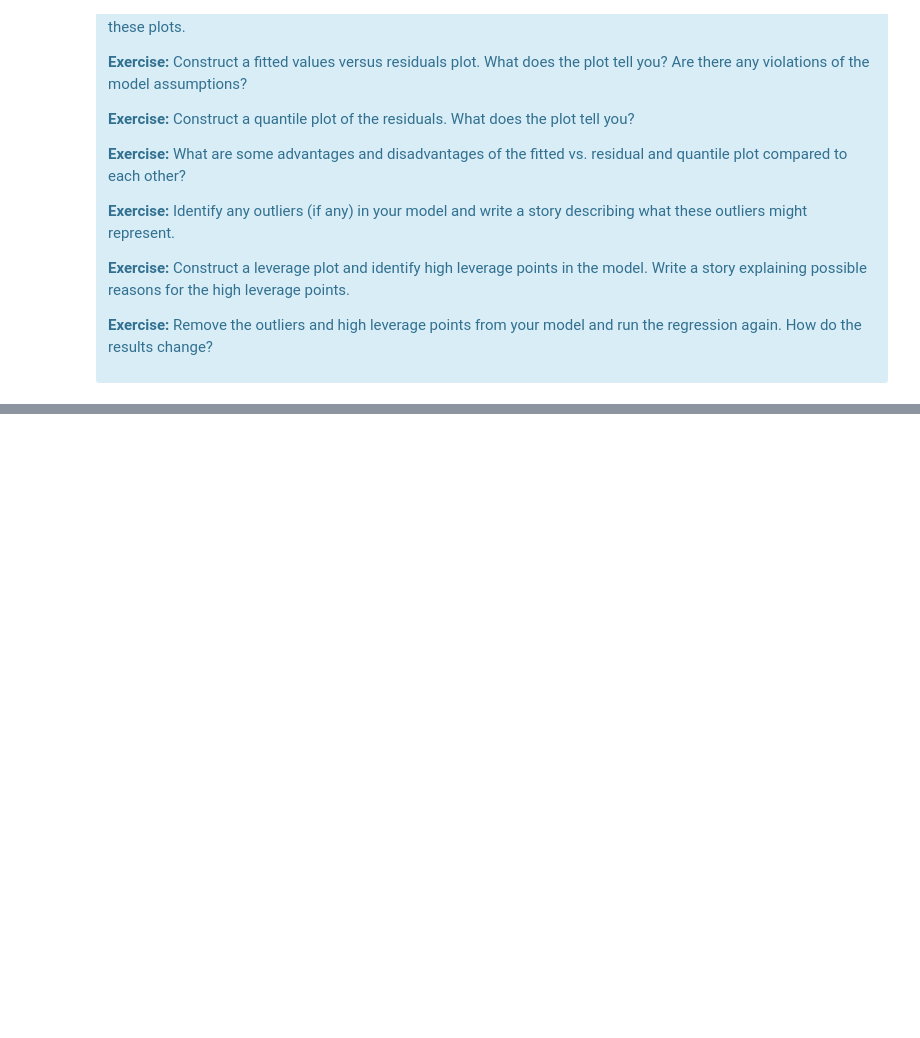
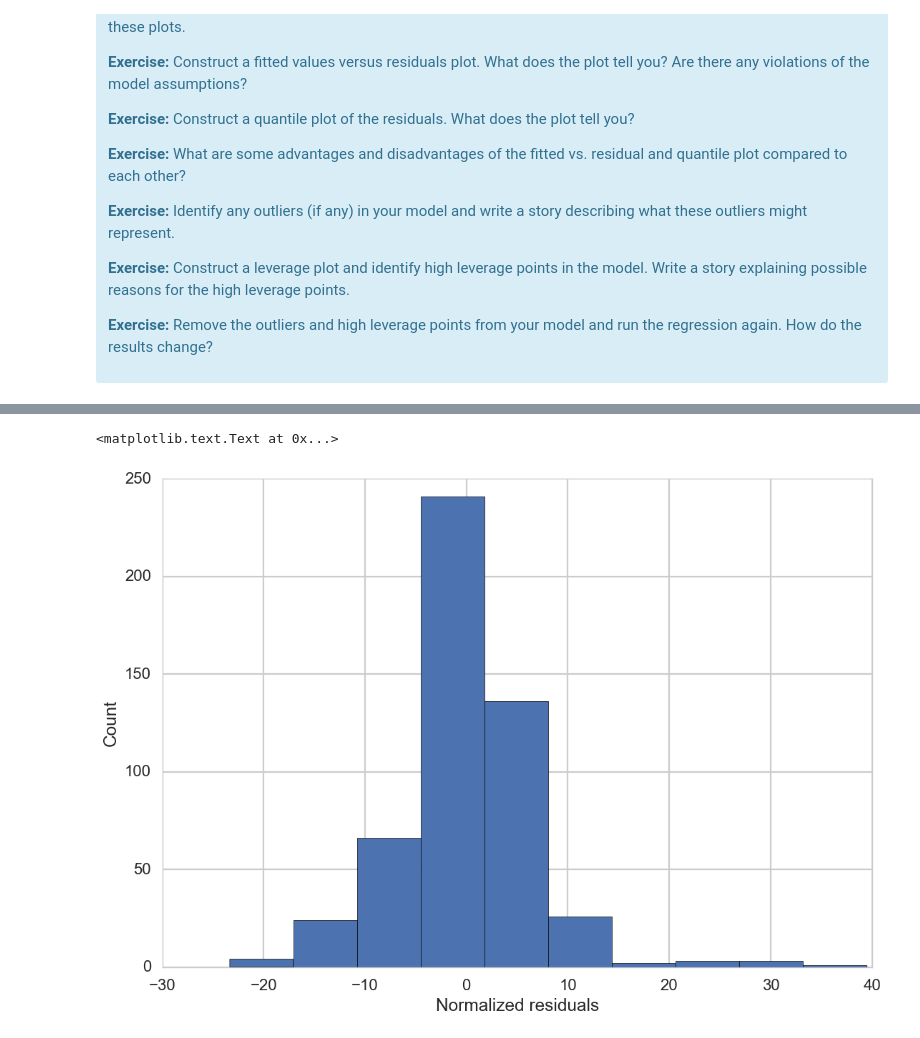
Before and after one commit to chaitu1385/RossmannKaggle, a Jupyter notebook: Mini_Project_Linear_Regression.ipynb, the cells around one changed output, grey strips where cells are left out. Saved outputs shown, nothing was run; the diff lists cells and outputs as text; code cells hidden in the pictures; blank space fills up the shorter version.

```diff
--- a/Mini_Project_Linear_Regression.ipynb
+++ b/Mini_Project_Linear_Regression.ipynb
@@ -981,0 +1138,11 @@ There are some other issues that are important investigate with linear regressio
+# %%
+plt.hist(result.resid)
+plt.ylabel('Count')
+plt.xlabel('Normalized residuals')
+# the model is telling me that RM represents very low linear relation with House price.
+# if we go with RM as only variable for our model, we need to think about models that address non-linearity.
+# The following histogram of residuals suggests that the residuals (and hence the error terms) are normally distributed:
+# with heavy tail on residuals on the right side.
+# %% [output]
+<matplotlib.text.Text at 0x...>
+[figure, added]
```
Also changed, not shown: parts of 29 cells of this notebook.
